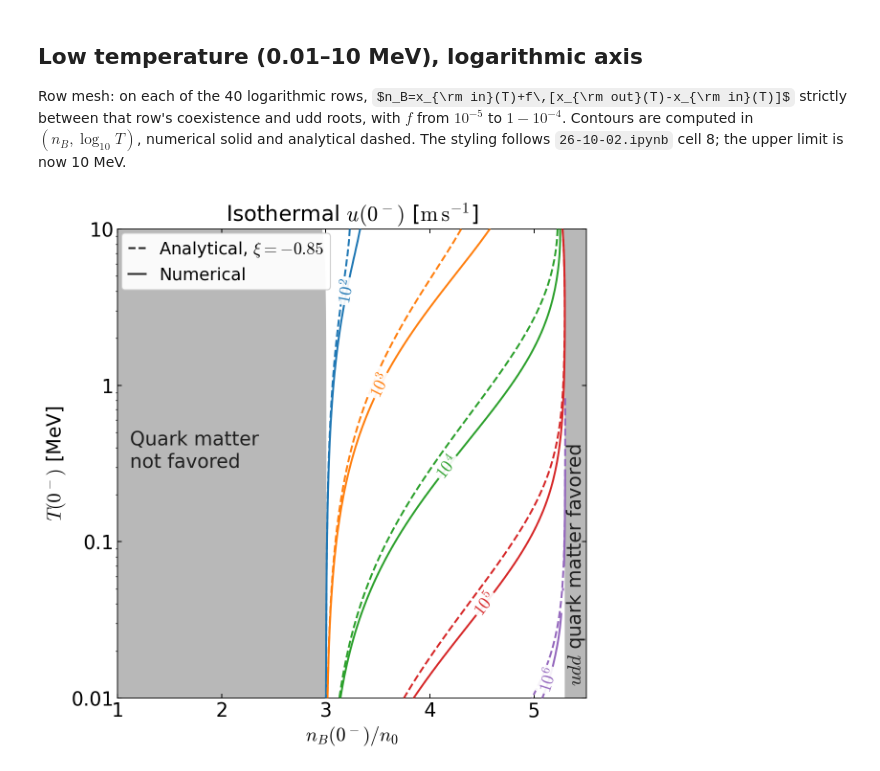
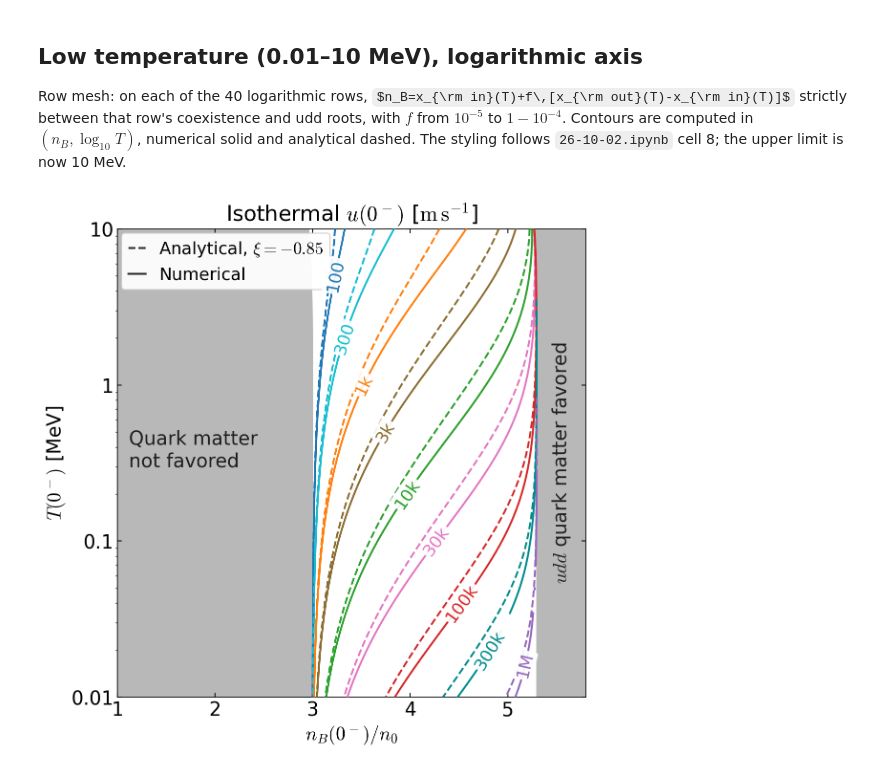
Before and after one commit to JiazhenShao/RMFsolver, a Jupyter notebook: 26-10-27-isothermal.ipynb, the cells around one changed output. Cells and saved outputs as stored; diff of their text form; code cells hidden in the pictures; some formulas as TeX source.

```diff
--- a/26-10-27-isothermal.ipynb
+++ b/26-10-27-isothermal.ipynb
@@ -314,8 +314,8 @@ with mpl.rc_context(rc):
 Row mesh: on each of the 40 logarithmic rows, $n_B=x_{\rm in}(T)+f\,[x_{\rm out}(T)-x_{\rm in}(T)]$ strictly between that row's coexistence and udd roots, with $f$ from $10^{-5}$ to $1-10^{-4}$. Contours are computed in $(n_B,\log_{10}T)$, numerical solid and analytical dashed. The styling follows `26-10-02.ipynb` cell 8; the upper limit is now 10 MeV.
 # %%
 # Tunable plotting parameters
-CONTOUR_LEVELS = (100.0, 1000.0, 10000.0, 100000.0, 1000000.0)
-CONTOUR_COLORS = ('#1f77b4', '#ff7f0e', '#2ca02c', '#d62728', '#9467bd')
+CONTOUR_LEVELS = (100.0, 300.0, 1000.0, 3000.0, 10000.0, 30000.0, 100000.0, 300000.0, 1000000.0)
+CONTOUR_COLORS = ('#1f77b4', '#17becf', '#ff7f0e', '#8c6d31', '#2ca02c', '#e377c2', '#d62728', '#008b8b', '#9467bd')
 FIGURE_SIZE = (7.2, 7.2)
 FIGURE_DPI = 160
 EXPORT_DPI = 220
@@ -325,7 +325,7 @@ FONT_FAMILY = 'DejaVu Sans'
 MATH_FONT_SET = 'cm'
 USE_TEX = False
 BOX_ASPECT = 1.0
-X_LIMITS = (1.0, 5.5)
+X_LIMITS = (1.0, 5.8)
 Y_LIMITS = (0.01, 10.0)
 X_SCALE = 'linear'
 Y_SCALE = 'log'
@@ -370,16 +370,17 @@ CONTOUR_LABEL_BACKGROUND_PAD = 0.12
 CONTOUR_LABEL_BACKGROUND_STYLE = 'round'
 CONTOUR_LABEL_EDGE_COLOR = 'none'
 CONTOUR_LABEL_ZORDER = 6
-LABEL_TEMPERATURES = {100.0: 4.0, 1000.0: 1.0, 10000.0: 0.3, 100000.0: 0.04, 1000000.0: 0.013}
+LABEL_TEMPERATURES = {100.0: 5.0, 300.0: 2.0, 1000.0: 1.0, 3000.0: 0.5, 10000.0: 0.2, 30000.0: 0.1, 100000.0: 0.04, 300000.0: 0.02, 1000000.0: 0.016}
 EXCLUDED_REGION_COLOR = '0.72'
 EXCLUDED_REGION_ALPHA = 1.0
 EXCLUDED_REGION_ZORDER = 0
 INNER_REGION_TEXT = 'Quark matter\nnot favored'
 INNER_REGION_POSITION = (1.12, 0.3)
 OUTER_REGION_TEXT = '$udd$ quark matter favored'
-OUTER_REGION_POSITION = (5.4, 0.012)
+OUTER_REGION_POSITION = (5.55, 0.316)
 OUTER_REGION_ROTATION = 90
 OUTER_REGION_ALIGNMENT = 'center'
+OUTER_REGION_VERTICAL_ALIGNMENT = 'center'
 REGION_TEXT_COLOR = '0.12'
 REGION_TEXT_FONT_SIZE = 18
 REGION_TEXT_ZORDER = 6
@@ -400,32 +401,32 @@ SPEED_LEGEND_COLUMNS = 2
 SPEED_LEGEND_ANCHOR = (0.005, 0.005)
 SPEED_LEGEND_HANDLE_LENGTH = 1.3
 SPEED_LEGEND_COLUMN_SPACING = 0.7
 SPEED_LEGEND_HANDLE_TEXT_PAD = 0.4
 SPEED_LEGEND_LABEL_SPACING = 0.3
-SPEED_LABELS = ('$10^2$', '$10^3$', '$10^4$', '$10^5$', '$10^6$')
+SPEED_LABELS = ('100', '300', '1k', '3k', '10k', '30k', '100k', '300k', '1M')
 SHOW_GRID = False
 EXPORT_STEM = 'isothermal-lowT-logT'
 XI = -0.85
 LOW_T_UPSAMPLE = 8    # display-only PCHIP refinement along rows in logit(f)
 OUTPUT_DIRECTORY = "local_analysis_results/26-10-27"
 
 log_style = dict(iso_plot.LOG_REFERENCE_STYLE)
 log_style.update({key.lower(): value for key, value in list(globals().items())
                   if key.isupper() and key.lower() in log_style})
 analytic_lowT_retuned = dict(analytic_lowT, speed_m_s=iso_xi.retune(xi_cache_lowT, XI))
 lines = {}
 for name, payload in (("numerical", numerical_lowT), ("analytic", analytic_lowT_retuned)):
     x, T, logv = iso_plot.contour_arrays(payload, LOW_T_UPSAMPLE, "logit")
     lines[name] = iso_plot.contour_lines(x, T, logv, CONTOUR_LEVELS, log_T=True)
 
 with plt.rc_context({"font.family": FONT_FAMILY, "mathtext.fontset": MATH_FONT_SET, "text.usetex": USE_TEX}):
     figure, axis = plt.subplots(figsize=FIGURE_SIZE, dpi=FIGURE_DPI, constrained_layout=CONSTRAINED_LAYOUT,
                                 facecolor=BACKGROUND_COLOR)
     axis.set_facecolor(BACKGROUND_COLOR)
     iso_plot.draw_log_reference(axis, boundary_curves, lines["numerical"], lines["analytic"], XI, log_style)
     for extension in ("png", "pdf"):
         figure.savefig(ROOT / OUTPUT_DIRECTORY / f"{EXPORT_STEM}.{extension}", dpi=EXPORT_DPI,
                        facecolor=BACKGROUND_COLOR)
     plt.show()
 # %% [output]
-[figure, old version]
+[figure, new version]
```
Also changed, not shown: 6 other files.
